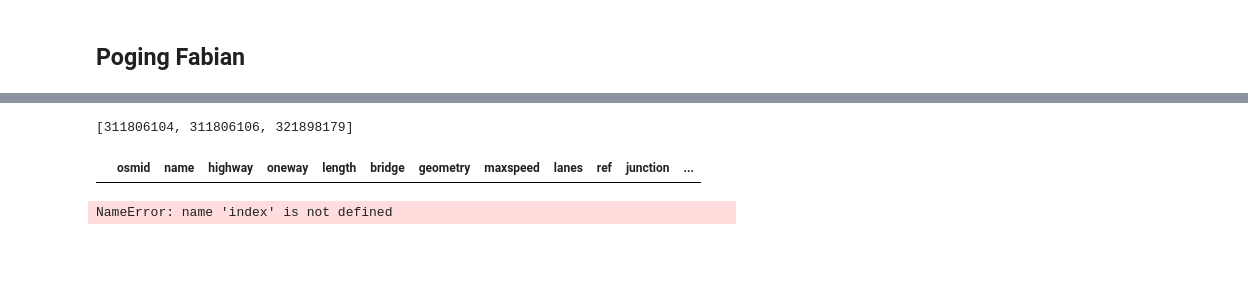
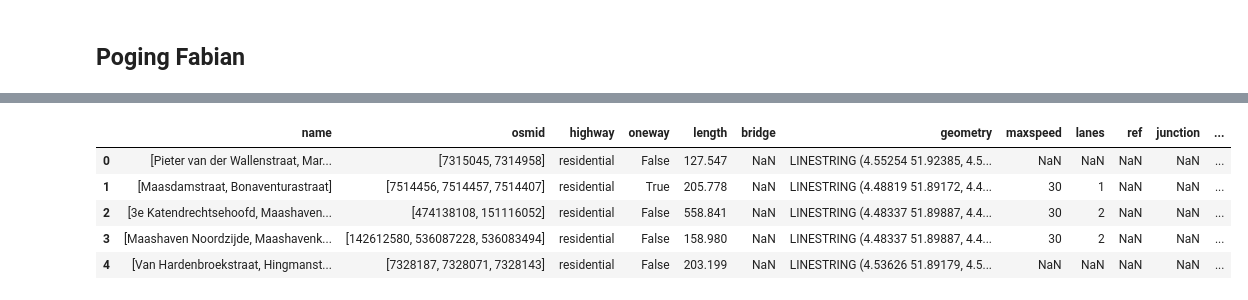
Before and after one commit to K4Ling/UrbanDataSc, a Jupyter notebook: Assignment.ipynb, the cells around one changed output, grey strips where cells are left out. Drawn from its saved outputs; the diff is of its cells as text; code cells hidden in the pictures; blank space fills up the shorter version.

```diff
--- a/Assignment.ipynb
+++ b/Assignment.ipynb
@@ -147,18 +192,16 @@ edge_attributes.head()
 # %%
 #save lists
 dfea_lists=dfea.loc[(dfea['list?'] == True)]
 #save nonlists
 dfea_nonlists=dfea.loc[(dfea['list?'] == False)]
+dfea_lists=dfea_lists.reset_index()
+#dfea_lists.drop(['index'])
+dfea_lists=dfea_lists.iloc[:,1:17]
+dfea_lists.head()
+# %% [output]
+|  | name | osmid | highway | oneway | length | bridge | geometry | maxspeed | lanes | ref | junction | ... |
+| 0 | [Pieter van der Wallenstraat, Mar... | [7315045, 7314958] | residential | False | 127.547 | NaN | LINESTRING (4.55254 51.92385, 4.5... | NaN | NaN | NaN | NaN | ... |
+| 1 | [Maasdamstraat, Bonaventurastraat] | [7514456, 7514457, 7514407] | residential | True | 205.778 | NaN | LINESTRING (4.48819 51.89172, 4.4... | 30 | 1 | NaN | NaN | ... |
+| 2 | [3e Katendrechtsehoofd, Maashaven... | [474138108, 151116052] | residential | False | 558.841 | NaN | LINESTRING (4.48337 51.89887, 4.4... | 30 | 2 | NaN | NaN | ... |
+| 3 | [Maashaven Noordzijde, Maashavenk... | [142612580, 536087228, 536083494] | residential | False | 158.980 | NaN | LINESTRING (4.48337 51.89887, 4.4... | 30 | 2 | NaN | NaN | ... |
+| 4 | [Van Hardenbroekstraat, Hingmanst... | [7328187, 7328071, 7328143] | residential | False | 203.199 | NaN | LINESTRING (4.53626 51.89179, 4.5... | NaN | NaN | NaN | NaN | ... |
-# %%
-dfea_lists=dfea_lists.reset_index()
-dfea_lists.osmid[0]
-# %% [output]
-[311806104, 311806106, 321898179]
-# %%
-#create empty dataframe to fill with seperated values
-dfs=dfea_nonlists#copy
-dfs=dfs.dropna(thresh=17)#make empty by saying drop all who don't have 17 na values
-#check
-dfs.head()
-# %% [output]
-|  | osmid | name | highway | oneway | length | bridge | geometry | maxspeed | lanes | ref | junction | ... |
@@ -170,40 +207,0 @@ for i in range(len(dfea_lists)):
-# %%
-edge_attributes.head()
-
-NewDataFrame = pd.DataFrame(columns=edge_attributes.columns)
-copy = edge_attributes.iloc[index]
-for index, i in enumerate(edge_attributes.name):
-    if type (i) == list:
-        osmidlist = copy['osmid']
-        namelist = copy['name']
-
-        Olength = len (osmidlist)
-        Nlength = len (namelist)
-
-        while True:
-            if Olength == Nlength:
-                length = Olength
-                break
-            else:
-                if Olength > Nlength:
-                    osmidlist.pop(Olength-1)
-                    Olength = len(osmidlist)
-                    print (Olength, Nlength, 'o was langer')
-                if Olength < Nlength:
-                    namelist.pop(Nlength-1)
-                    Nlength = len(namelist)
-                    print (Olength, Nlength, 'n was langer')
-
-
-        for j in range (length):
-            NewCopy = copy
-            NewCopy['osmid'] = osmidlist[j]
-            NewCopy['name'] = namelist[j]
-            NewDataFrame = NewDataFrame.append(NewCopy, ignore_index=True)
-    else:
-        NewDataFrame = NewDataFrame.append(copy, ignore_index = True)
-
-
-NewDataFrame.head()
-# %% [output]
-NameError: name 'index' is not defined
```
Also changed, not shown: parts of 27 cells of this notebook, 1 other file.
